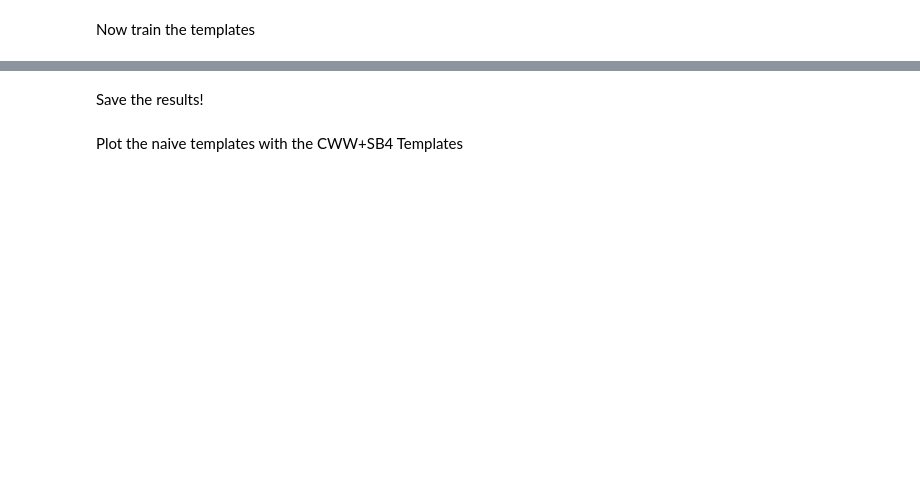
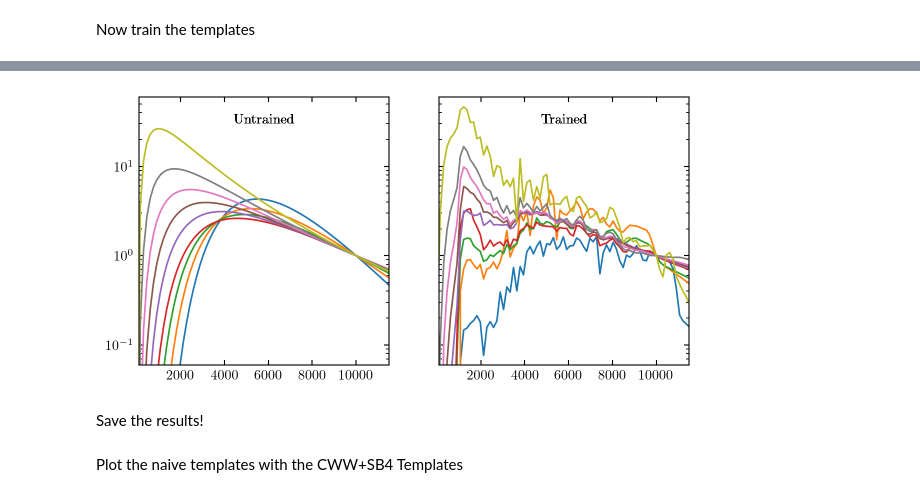
Before and after one commit to dirac-institute/photoz_template_learning, a Jupyter notebook: training_naive9.ipynb, the cells around one changed output, grey strips where cells are left out. Drawn from its saved outputs; the diff is of its cells as text; code cells hidden in the pictures; blank space fills up the shorter version.

```diff
--- a/training_naive9.ipynb
+++ b/training_naive9.ipynb
@@ -153,3 +150,29 @@ Number of fluxes in each training set:
+# %%
+fig,(ax1,ax2) = plt.subplots(1,2,sharex='all',sharey='all',figsize=(twocol,twocol/2))
+
+# plot the untrained templates
+for template in naive_templates.values():
+
+    # normalize them at 10,000 angstroms
+    scale = np.interp(10000,template.wavelen,template.flambda)
+    ax1.plot(template.wavelen,template.flambda/scale)
+
+    ax1.text(0.5,0.9,"Untrained",transform=ax1.transAxes,ha="center")
+
+for template in trained_templates.values():
+
+    # normalize them at 10,000 angstroms
+    scale = np.interp(10000,template.wavelen,template.flambda)
+    ax2.plot(template.wavelen,template.flambda/scale)
+
+    ax2.text(0.5,0.9,"Trained",transform=ax2.transAxes,ha="center")
+
+plt.yscale('log')
+plt.ylim(0.06,60)
+plt.xlim(100,11500)
+plt.show()
+# %% [output]
+[figure, added]
 # %% [markdown]
 Save the results!
 # %%
```
Also changed, not shown: parts of 7 cells of this notebook, 31 other files.
